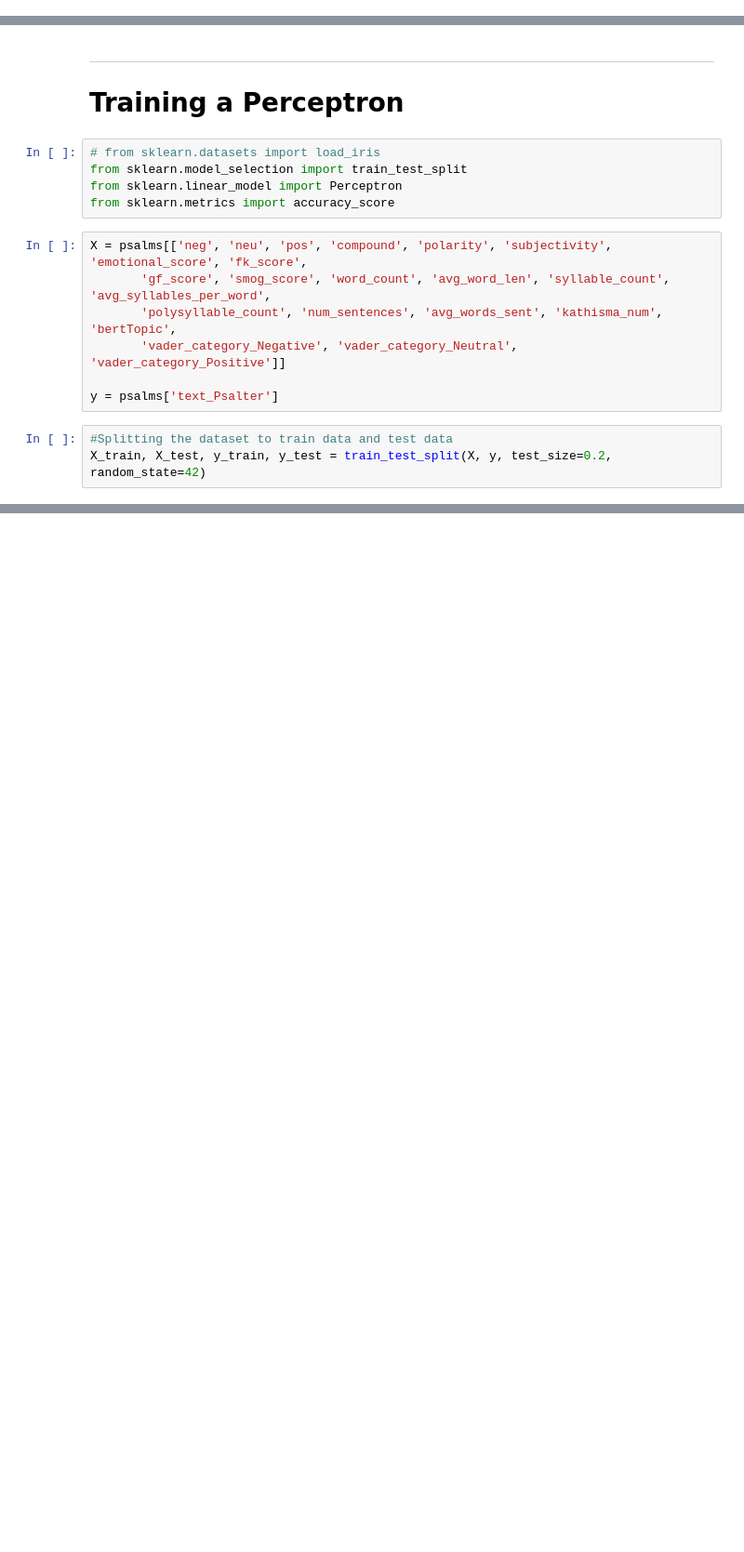
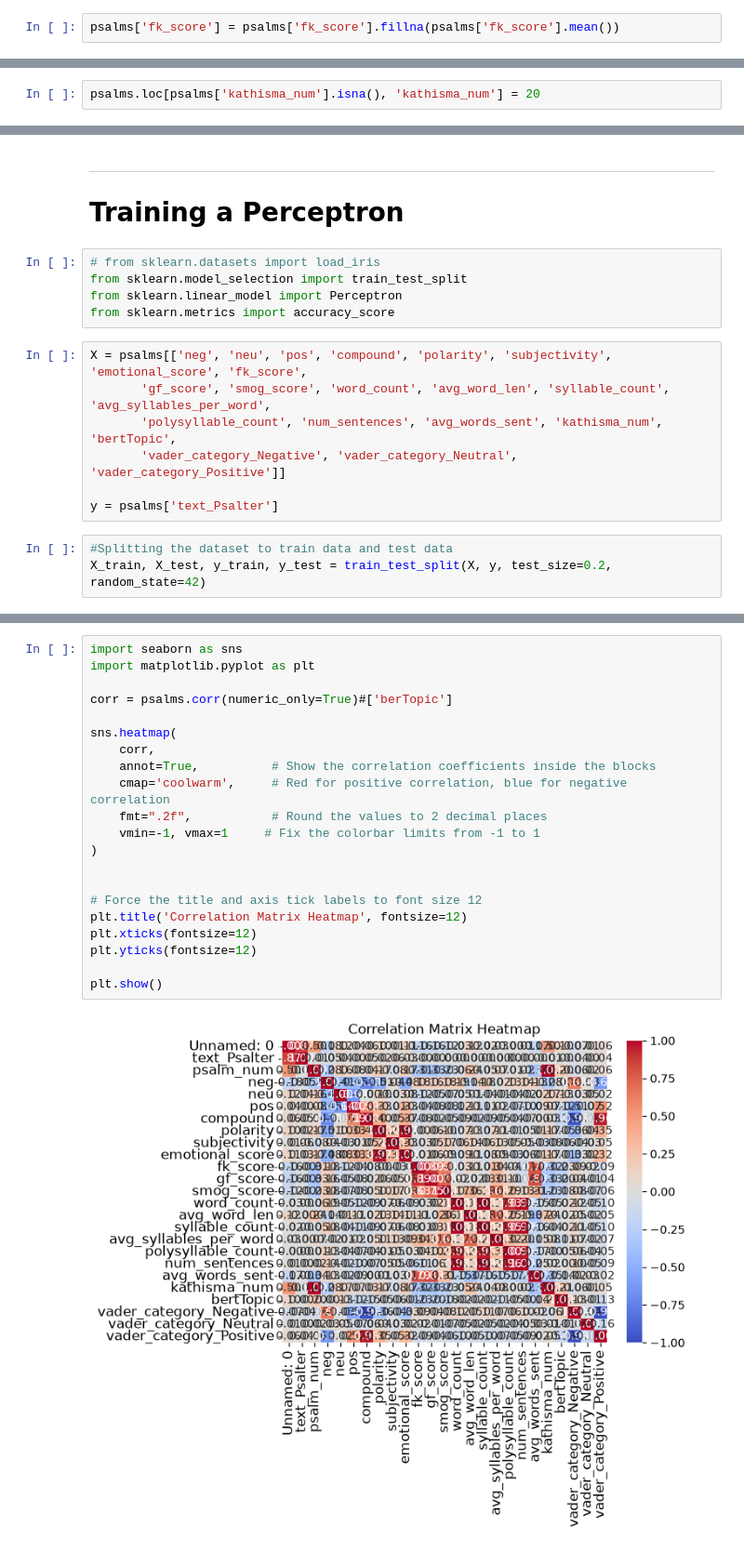
Before and after one commit to cwc09262/psalms-text-comparison, a Jupyter notebook: ml_work/modeling .ipynb, the cells around one changed output, grey strips where cells are left out. Shown at 93% size. Saved outputs shown, nothing was run; the diff lists cells and outputs as text; blank space fills up the shorter version.

```diff
--- a/ml_work/modeling .ipynb
+++ b/ml_work/modeling .ipynb
@@ -72,0 +75,2 @@ memory usage: 61.3 KB
+# %%
+psalms['fk_score'] = psalms['fk_score'].fillna(psalms['fk_score'].mean())
@@ -72,0 +79,2 @@ memory usage: 61.3 KB
+# %%
+psalms.loc[psalms['kathisma_num'].isna(), 'kathisma_num'] = 20
@@ -97,0 +290,23 @@ Perceptron does not accept missing values encoded as NaN natively. For supervise
+# %%
+import seaborn as sns
+import matplotlib.pyplot as plt
+
+corr = psalms.corr(numeric_only=True)#['berTopic']
+
+sns.heatmap(
+    corr,
+    annot=True,          # Show the correlation coefficients inside the blocks
+    cmap='coolwarm',     # Red for positive correlation, blue for negative correlation
+    fmt=".2f",           # Round the values to 2 decimal places
+    vmin=-1, vmax=1     # Fix the colorbar limits from -1 to 1
+)
+
+
+# Force the title and axis tick labels to font size 12
+plt.title('Correlation Matrix Heatmap', fontsize=12)
+plt.xticks(fontsize=12)
+plt.yticks(fontsize=12)
+
+plt.show()
+# %% [output]
+[figure, added]
```
Also changed, not shown: parts of 27 cells of this notebook.
